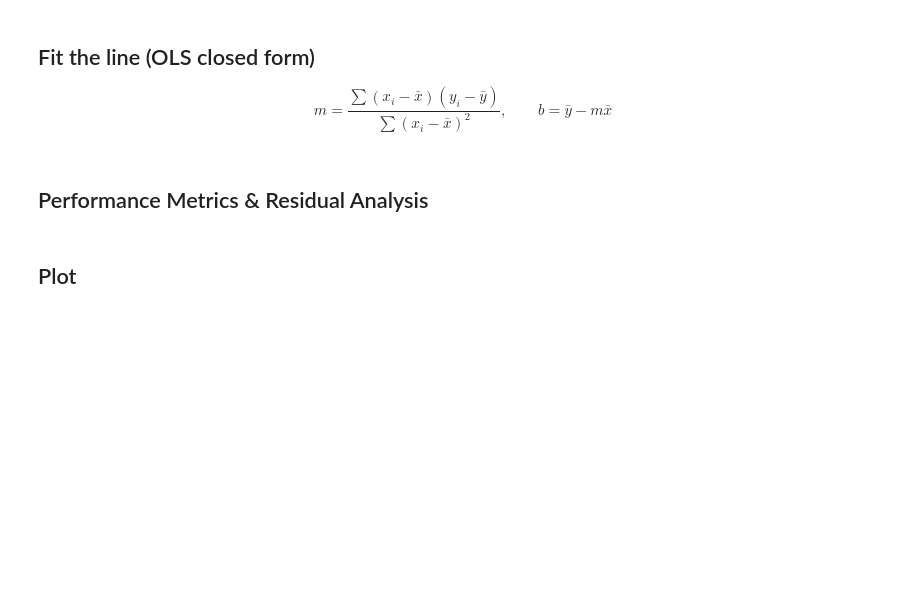
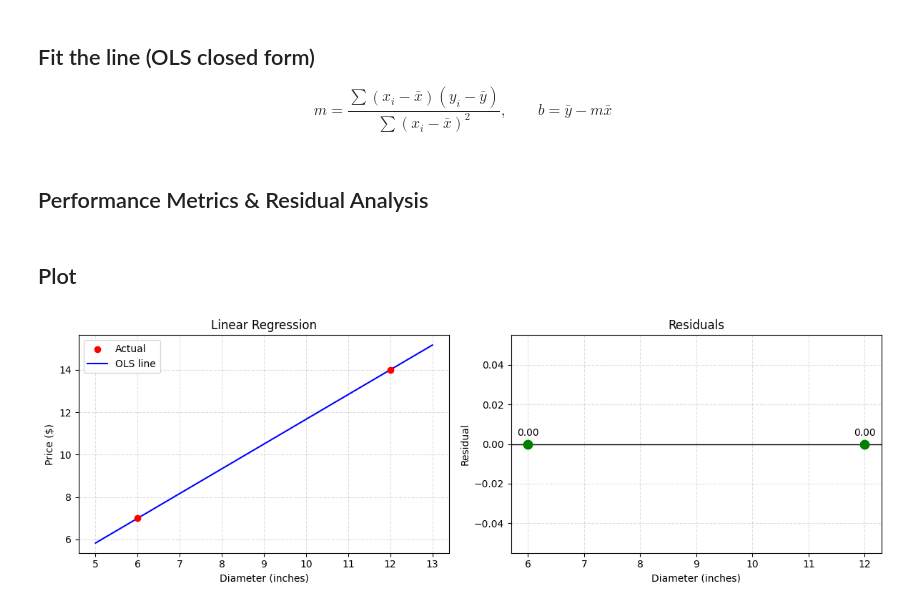
Before and after one commit to jsavinash/AI-course, a Jupyter notebook: apps/machine-learning/supervised/exclusive-regression-algorithm/basic/linear-regrassion.ipynb, the cells around one changed output. Drawn from its saved outputs; the diff is of its cells as text; code cells hidden in the pictures; blank space fills up the shorter version.

```diff
--- a/apps/machine-learning/supervised/exclusive-regression-algorithm/basic/linear-regrassion.ipynb
+++ b/apps/machine-learning/supervised/exclusive-regression-algorithm/basic/linear-regrassion.ipynb
@@ -59,30 +59,47 @@ print(res_df.to_string(index=False))
 # %% [markdown]
 ## Plot
 # %%
+# Definitions copied from preceding cells to make this cell self-contained
+X = np.array([6, 12], dtype=float)
+Y = np.array([7.0, 14.0], dtype=float)
+
+x_mean = np.mean(X)
+y_mean = np.mean(Y)
+numerator = np.sum((X - x_mean) * (Y - y_mean))
+denominator = np.sum((X - x_mean) ** 2)
+m = numerator / denominator
+b = y_mean - m * x_mean
+
+y_pred = m * X + b
+residuals = Y - y_pred
+# End of copied definitions
+
 fig, axes = plt.subplots(1, 2, figsize=(12, 4))
 
 # Continuous x range so the regression line spans the axes
 x_line = np.linspace(X.min() - 1, X.max() + 1, 100)
 y_line = m * x_line + b
 
 # Regression line
 axes[0].scatter(X, Y, color="red", label="Actual", zorder=5)
 axes[0].plot(x_line, y_line, color="blue", label="OLS line")
 axes[0].set_title("Linear Regression")
 axes[0].set_xlabel("Diameter (inches)")
 axes[0].set_ylabel("Price ($)")
 axes[0].legend()
 axes[0].grid(True, linestyle="--", alpha=0.4)
 
 # Residuals
 axes[1].axhline(0, color="black", linewidth=1)
 axes[1].scatter(X, residuals, color="green", s=80, zorder=5)
 for xi, ri in zip(X, residuals):
   axes[1].annotate(f"{ri:.2f}", (xi, ri), textcoords="offset points", xytext=(0, 8), ha="center")
 axes[1].set_title("Residuals")
 axes[1].set_xlabel("Diameter (inches)")
 axes[1].set_ylabel("Residual")
 axes[1].grid(True, linestyle="--", alpha=0.4)
 
 plt.tight_layout()
 plt.show()
+# %% [output]
+[figure, added]
```
